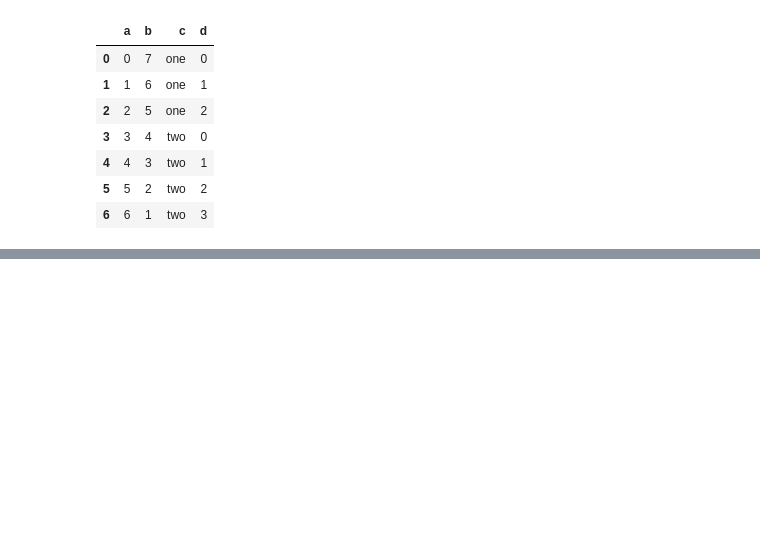
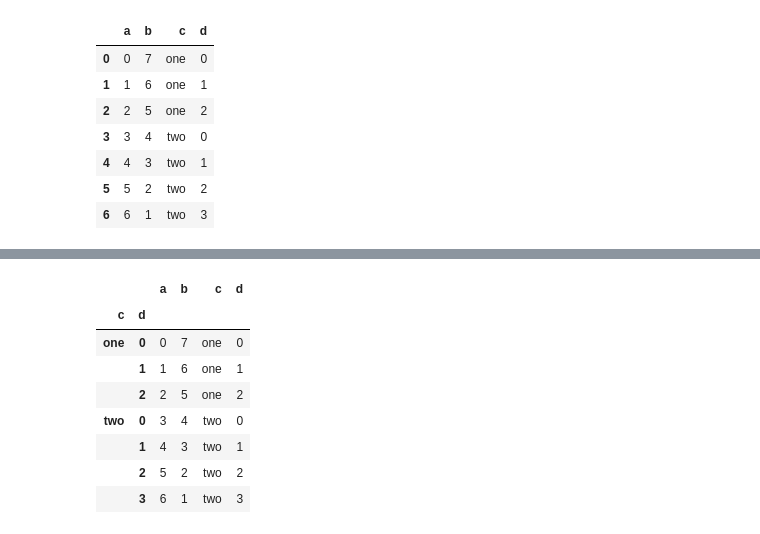
Before and after one commit to atozncoder/ai, a Jupyter notebook: PythonForDataAnalysisBook/8-DataWrangling.ipynb, the cells around one changed output, grey strips where cells are left out. Saved outputs shown, nothing was run; the diff lists cells and outputs as text; code cells hidden in the pictures; blank space fills up the shorter version.

```diff
--- a/PythonForDataAnalysisBook/8-DataWrangling.ipynb
+++ b/PythonForDataAnalysisBook/8-DataWrangling.ipynb
@@ -225,3 +225,6 @@ frame
 | 4 | 4 | 3 | two | 1 |
 | 5 | 5 | 2 | two | 2 |
 | 6 | 6 | 1 | two | 3 |
+# %%
+# Set index will create index of columns
+frame.set_index(["c", "d"])
@@ -227,0 +241,13 @@ frame
+# %%
+# By default columns are removed from dataframe but this can be changed
+frame.set_index(["c", "d"], drop=False)
+# %% [output]
+|  |  | a | b | c | d |
+| c | d |  |  |  |  |
+| one | 0 | 0 | 7 | one | 0 |
+|  | 1 | 1 | 6 | one | 1 |
+|  | 2 | 2 | 5 | one | 2 |
+| two | 0 | 3 | 4 | two | 0 |
+|  | 1 | 4 | 3 | two | 1 |
+|  | 2 | 5 | 2 | two | 2 |
+|  | 3 | 6 | 1 | two | 3 |
```
Also changed, not shown: parts of 15 cells of this notebook.
